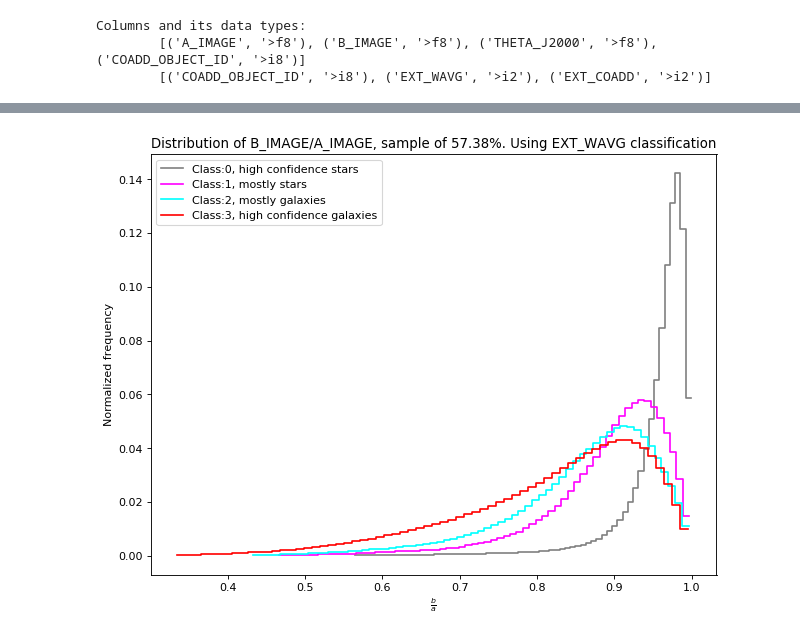
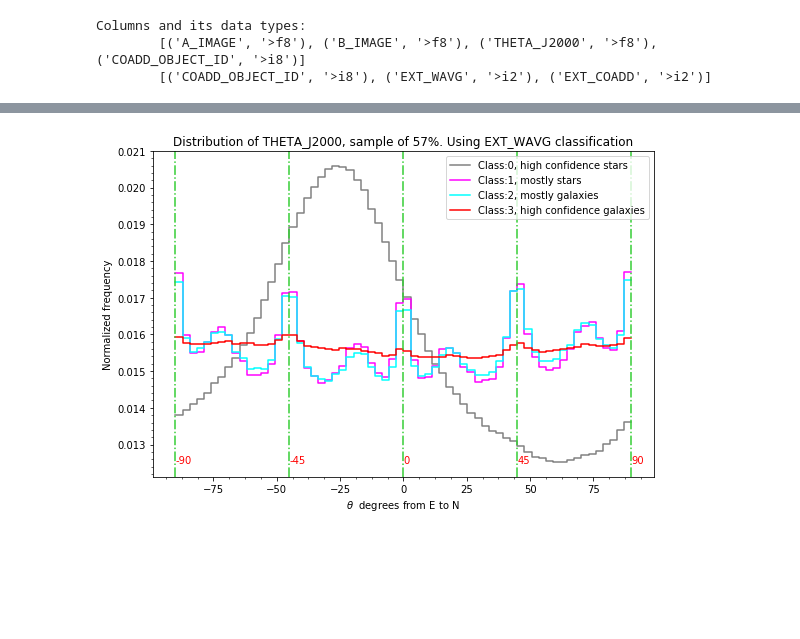
Before and after one commit to paztronomer/desdm_dr1_work, a Jupyter notebook: validation_ab_theta.ipynb, the cells around one changed output, grey strips where cells are left out. Saved outputs shown, nothing was run; the diff lists cells and outputs as text; code cells hidden in the pictures; blank space fills up the shorter version.

```diff
--- a/validation_ab_theta.ipynb
+++ b/validation_ab_theta.ipynb
@@ -125,0 +112,2 @@ Columns and its data types:
+# %%
+xm_sg_idx = pickle.load(open("xm_sg_idx.pickle", "rb"))
@@ -153,18 +206,37 @@ ds3 = vx.from_arrays(A=abt[xm_sg_idx[3]]["A_IMAGE"],
 # %%
-# A/B distribution... remember sqrt(1-(b/a)**2) is exccentricity
+# Theta distribution
+plt.close("all")
+fig, ax1 = plt.subplots(figsize=(8,6))
+
+# Make the plot
+lim = [-90, 90]
 kw = {
     "what": "count(*)",
     "n": "normalize",
+    "limits":lim,
 }
-a = ds0.plot1d("BA", color="gray", label="Class:0, high confidence stars", figsize=(8,6), **kw)
-a = ds1.plot1d("BA", color="magenta", label="Class:1, mostly stars", **kw)
-a = ds2.plot1d("BA", color="cyan", label="Class:2, mostly galaxies", **kw)
-a = ds3.plot1d("BA", color="red", label="Class:3, high confidence galaxies", **kw)
-plt.legend(loc="upper left", fancybox=True)
-plt.xlabel(r"$\frac{b}{a}$")
+a = ds0.plot1d("T", color="gray", label="Class:0, high confidence stars", **kw)
+a = ds1.plot1d("T", color="magenta", label="Class:1, mostly stars", **kw)
+a = ds2.plot1d("T", color="cyan", label="Class:2, mostly galaxies", **kw)
+a = ds3.plot1d("T", color="red", label="Class:3, high confidence galaxies", **kw)
+plt.legend(loc="upper right", fancybox=True)
+
+# Add vertical lines on 45 deg and in others
+for i in [-90, -45, 0, 45, 90]:
+    ax1.axvline(x=i, color="limegreen", linestyle="-.")
+    ax1.text(i, 0.0125, "{0}".format(i), color="red")
+
+# Add minor tics
+# Use Auto Minor Locator
+minorLocator_x = AutoMinorLocator()
+ax1.xaxis.set_minor_locator(minorLocator_x)
+minorLocator_y = AutoMinorLocator()
+ax1.yaxis.set_minor_locator(minorLocator_y)
+
+plt.xlabel(r"$\theta$  degrees from E to N")
 plt.ylabel("Normalized frequency")
-plt.title(r"Distribution of B_IMAGE/A_IMAGE, sample of {0:.2f}%. Using EXT_WAVG classification".format(abt.shape[0]/4.e8 * 100.))
-plt.subplots_adjust(top=0.9)
-plt.savefig("ba_subsample.png", format="png", dpi=500)
+plt.title(r"Distribution of THETA_J2000, sample of {0}%. Using EXT_WAVG classification".format(round(abt.shape[0]/4.e8 * 100.)))
+plt.subplots_adjust(top=0.85)
+plt.savefig("theta_subsample.png", format="png", dpi=500)
 # %% [output]
-[figure, old version]
+[figure, new version]
```
Also changed, not shown: parts of 16 cells of this notebook, 1 other file.
